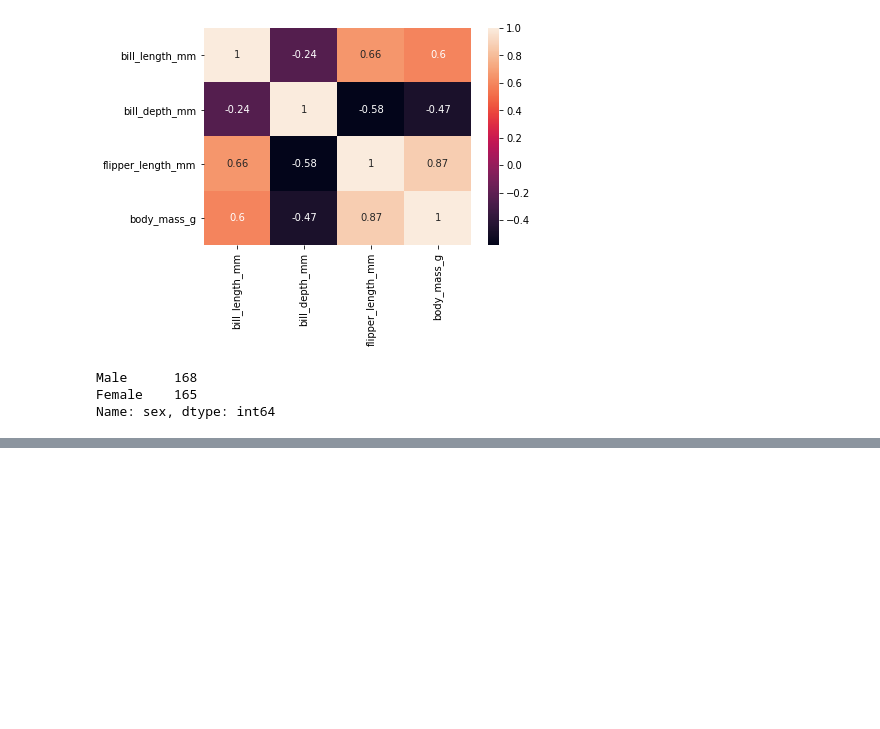
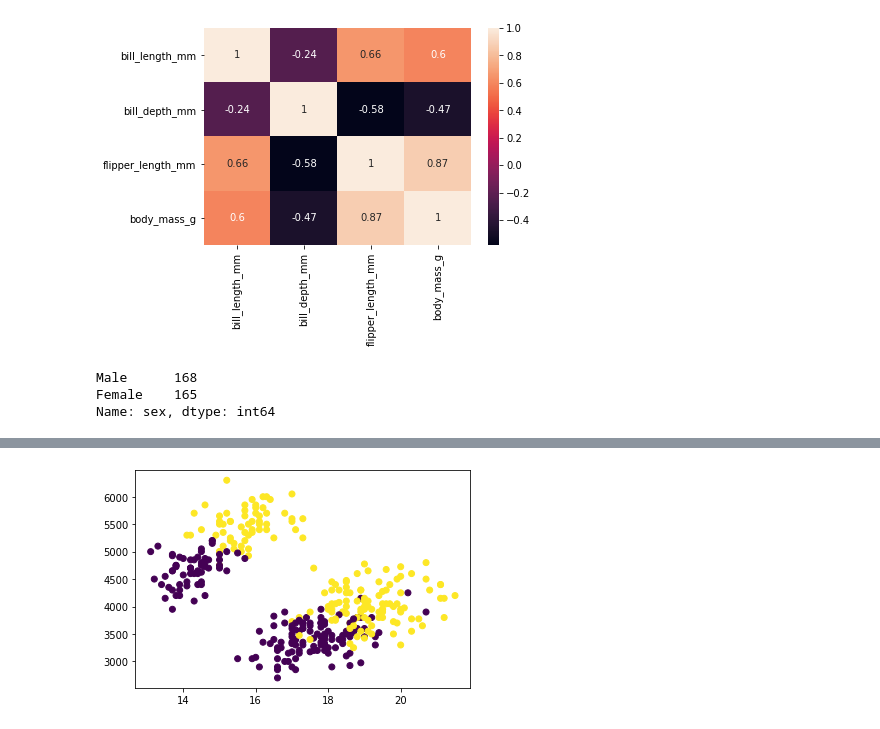
Before and after one commit to jvallalta/ia3, a Jupyter notebook: ML_Exercises.ipynb, the cells around one changed output, grey strips where cells are left out. Saved outputs shown, nothing was run; the diff lists cells and outputs as text; code cells hidden in the pictures; blank space fills up the shorter version.

```diff
--- a/ML_Exercises.ipynb
+++ b/ML_Exercises.ipynb
@@ -113,0 +127,6 @@ KeyError: ignored
+# %%
+# A scatter plot of bill_depth_mm versus body_mass_g
+plt.scatter(penguin.bill_depth_mm, penguin.body_mass_g, c=penguin.sex=='Male')
+plt.show()
+# %% [output]
+[figure, added]
```
Also changed, not shown: parts of 8 cells of this notebook.
